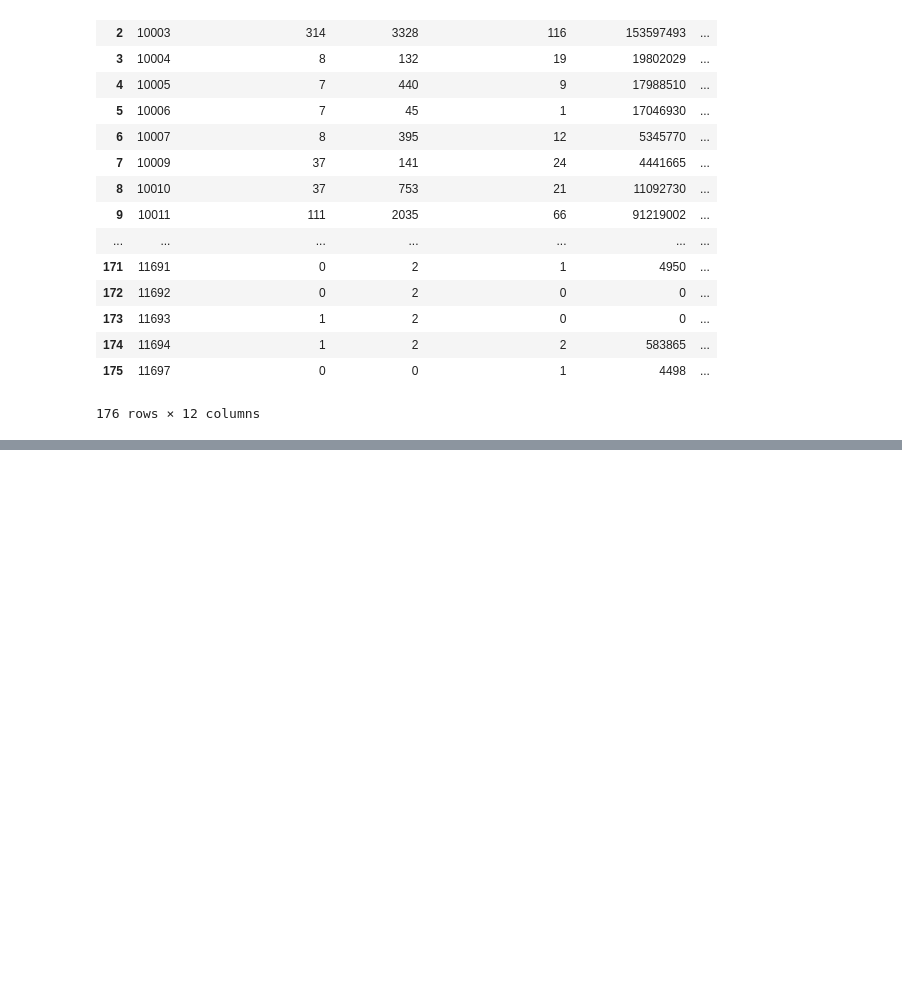
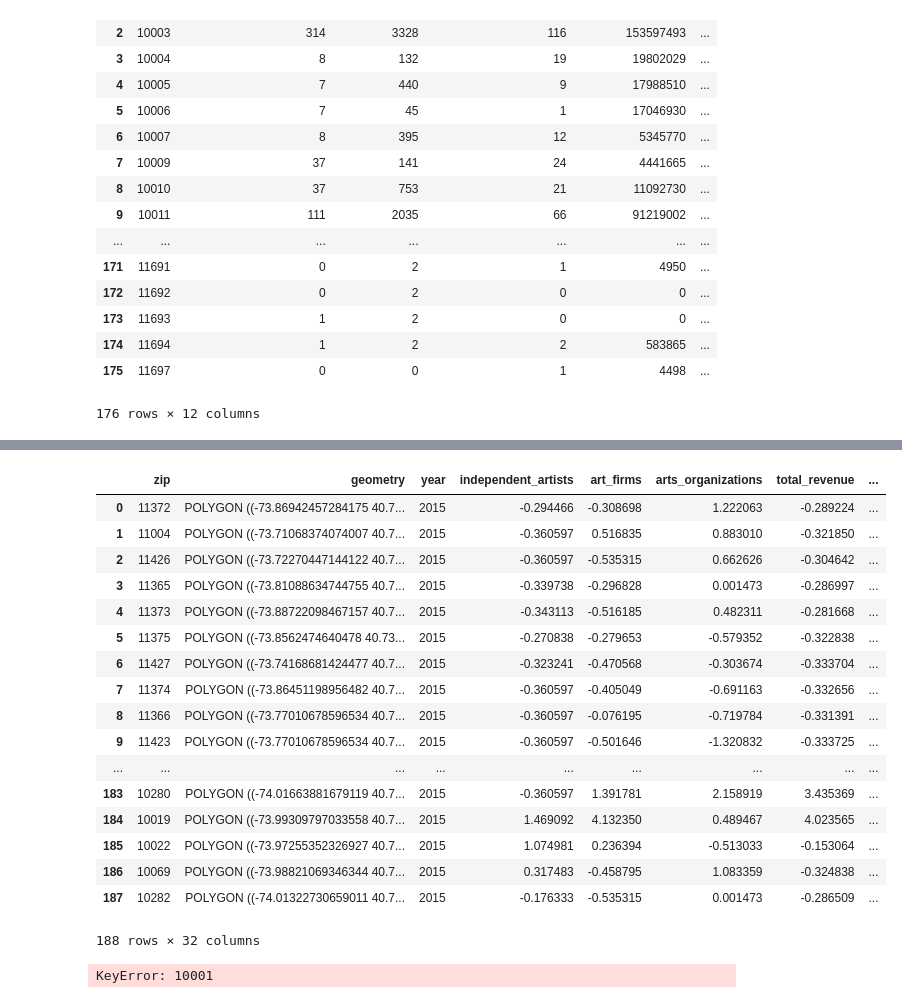
Before and after one commit to Data-For-Public-Good/arts-vibrancy-index, a Jupyter notebook: index_exploration.ipynb, the cells around one changed output, grey strips where cells are left out. Cells and saved outputs as stored; diff of their text form; code cells hidden in the pictures; blank space fills up the shorter version.

```diff
--- a/index_exploration.ipynb
+++ b/index_exploration.ipynb
@@ -1240,3 +1241,6 @@ year_df_dict_copy[2015]
 | 174 | 11694 | 1 | 2 | 2 | 583865 | ... |
 | 175 | 11697 | 0 | 0 | 1 | 4498 | ... |
 176 rows × 12 columns
+# %%
+with open('count_dict.pkl', 'rb') as filename:
+    count_dict = pickle.load(filename)
@@ -1242,0 +1251,3 @@ year_df_dict_copy[2015]
+# %%
+for year in geo_dict.keys():
+    geo_dict[year]['total_nonprofits'] = geo_dict[year]['zip'].map(count_dict[year])
@@ -1242,0 +1617,25 @@ year_df_dict_copy[2015]
+# %%
+geo_dict[2015]
+# %% [output]
+|  | zip | geometry | year | independent_artists | art_firms | arts_organizations | total_revenue | ... |
+| 0 | 11372 | POLYGON ((-73.86942457284175 40.7... | 2015 | -0.294466 | -0.308698 | 1.222063 | -0.289224 | ... |
+| 1 | 11004 | POLYGON ((-73.71068374074007 40.7... | 2015 | -0.360597 | 0.516835 | 0.883010 | -0.321850 | ... |
+| 2 | 11426 | POLYGON ((-73.72270447144122 40.7... | 2015 | -0.360597 | -0.535315 | 0.662626 | -0.304642 | ... |
+| 3 | 11365 | POLYGON ((-73.81088634744755 40.7... | 2015 | -0.339738 | -0.296828 | 0.001473 | -0.286997 | ... |
+| 4 | 11373 | POLYGON ((-73.88722098467157 40.7... | 2015 | -0.343113 | -0.516185 | 0.482311 | -0.281668 | ... |
+| 5 | 11375 | POLYGON ((-73.8562474640478 40.73... | 2015 | -0.270838 | -0.279653 | -0.579352 | -0.322838 | ... |
+| 6 | 11427 | POLYGON ((-73.74168681424477 40.7... | 2015 | -0.323241 | -0.470568 | -0.303674 | -0.333704 | ... |
+| 7 | 11374 | POLYGON ((-73.86451198956482 40.7... | 2015 | -0.360597 | -0.405049 | -0.691163 | -0.332656 | ... |
+| 8 | 11366 | POLYGON ((-73.77010678596534 40.7... | 2015 | -0.360597 | -0.076195 | -0.719784 | -0.331391 | ... |
+| 9 | 11423 | POLYGON ((-73.77010678596534 40.7... | 2015 | -0.360597 | -0.501646 | -1.320832 | -0.333725 | ... |
+| ... | ... | ... | ... | ... | ... | ... | ... | ... |
+| 183 | 10280 | POLYGON ((-74.01663881679119 40.7... | 2015 | -0.360597 | 1.391781 | 2.158919 | 3.435369 | ... |
+| 184 | 10019 | POLYGON ((-73.99309797033558 40.7... | 2015 | 1.469092 | 4.132350 | 0.489467 | 4.023565 | ... |
+| 185 | 10022 | POLYGON ((-73.97255352326927 40.7... | 2015 | 1.074981 | 0.236394 | -0.513033 | -0.153064 | ... |
+| 186 | 10069 | POLYGON ((-73.98821069346344 40.7... | 2015 | 0.317483 | -0.458795 | 1.083359 | -0.324838 | ... |
+| 187 | 10282 | POLYGON ((-74.01322730659011 40.7... | 2015 | -0.176333 | -0.535315 | 0.001473 | -0.286509 | ... |
+188 rows × 32 columns
+# %%
+count_dict[10001]
+# %% [output]
+KeyError: 10001
```
Also changed, not shown: parts of 8 cells of this notebook, 2 other files.
